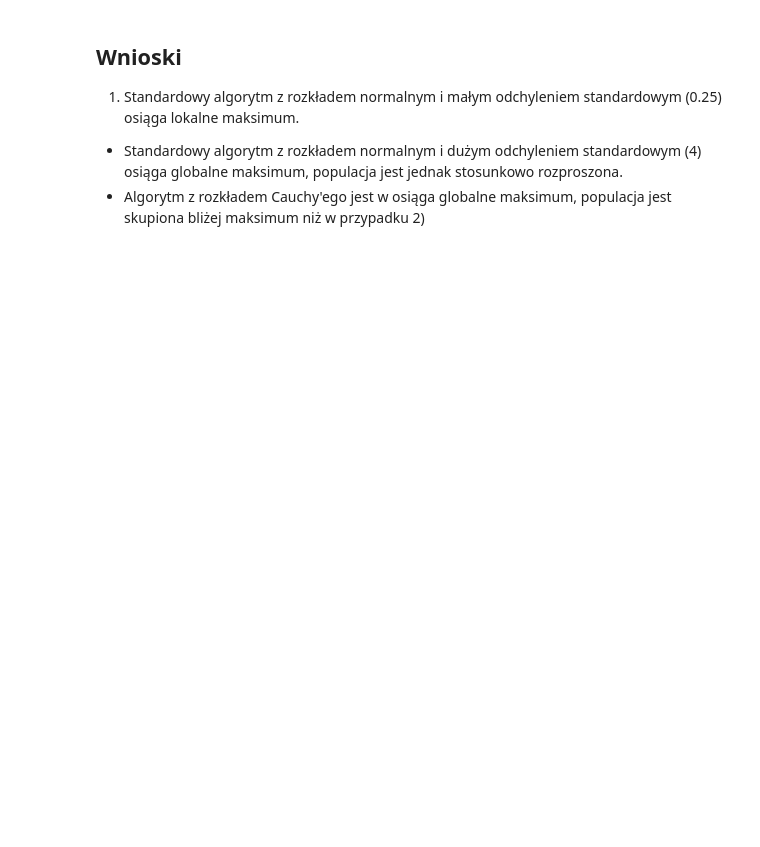
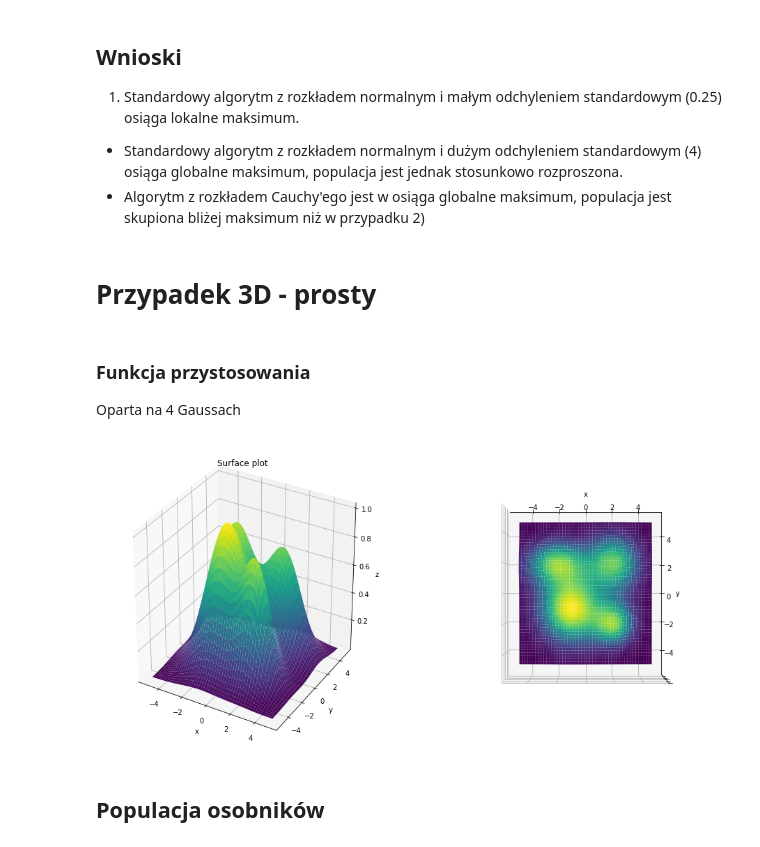
Before and after one commit to adamnapieralski/pszt-evolutionary-cauchy-searching, a Jupyter notebook: EvolutionPreview.ipynb, the cells around one changed output. Saved outputs shown, nothing was run; the diff lists cells and outputs as text; code cells hidden in the pictures; blank space fills up the shorter version.

Commit message:
add basic 3d funcion with generated population and alg run

```diff
--- a/EvolutionPreview.ipynb
+++ b/EvolutionPreview.ipynb
@@ -225,3 +221,5 @@ plot_populations(cauchy_populations)
 1. Standardowy algorytm z rozkładem normalnym i małym odchyleniem standardowym (0.25) osiąga lokalne maksimum.
 * Standardowy algorytm z rozkładem normalnym i dużym odchyleniem standardowym (4) osiąga globalne maksimum, populacja jest jednak stosunkowo rozproszona.
 * Algorytm z rozkładem Cauchy'ego jest w osiąga globalne maksimum, populacja jest skupiona bliżej maksimum niż w przypadku 2)
+# %% [markdown]
+# Przypadek 3D - prosty
@@ -227,0 +228,42 @@ plot_populations(cauchy_populations)
+# %% [markdown]
+### Funkcja przystosowania
+Oparta na 4 Gaussach
+# %%
+def gauss_3d(x, y, A, x0, y0, sX, sY):
+    val_x = (x - x0)**2 / (2 * sX**2)
+    val_y = (y - y0)**2 / (2 * sY**2)
+    return A * np.exp(-(val_x + val_y))
+
+def four_gauss(x, y):
+    return gauss_3d(x, y, 1, -1, -1, 1.5, 1.5) + gauss_3d(x, y, 0.75, 2, 2, 1.25, 1.25)\
+    + gauss_3d(x, y, 0.75, 2, -2, 1, 1) + gauss_3d(x, y, 0.75, -2, 2, 1.5, 1)
+
+def fitness_four_gauss(population):
+    return [four_gauss(x[0], x[1]) for x in population]
+# %%
+x = np.outer(np.linspace(-5, 5, 50), np.ones(50))
+y = x.copy().T # transpose
+z = four_gauss(x, y)
+
+fig = plt.figure(figsize=(16, 8))
+
+ax = fig.add_subplot(1, 2, 1, projection='3d')
+ax.plot_surface(x, y, z,cmap='viridis', edgecolor='none')
+ax.set_title('Surface plot')
+ax.set_xlabel('x')
+ax.set_ylabel('y')
+ax.set_zlabel('z')
+
+
+ax2 = fig.add_subplot(1, 2, 2, projection='3d')
+ax2.view_init(azim=-90, elev=90)
+ax2.plot_surface(x, y, z, cmap='viridis', edgecolor='none')
+ax2.zaxis.set_ticklabels([])
+ax2.set_xlabel('x')
+ax2.set_ylabel('y')
+
+plt.show()
+# %% [output]
+[figure, added]
+# %% [markdown]
+## Populacja osobników
```
Also changed, not shown: parts of 13 cells of this notebook.
